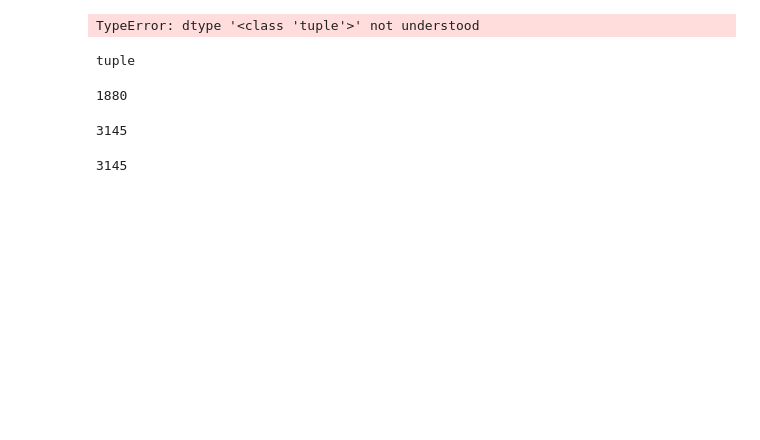
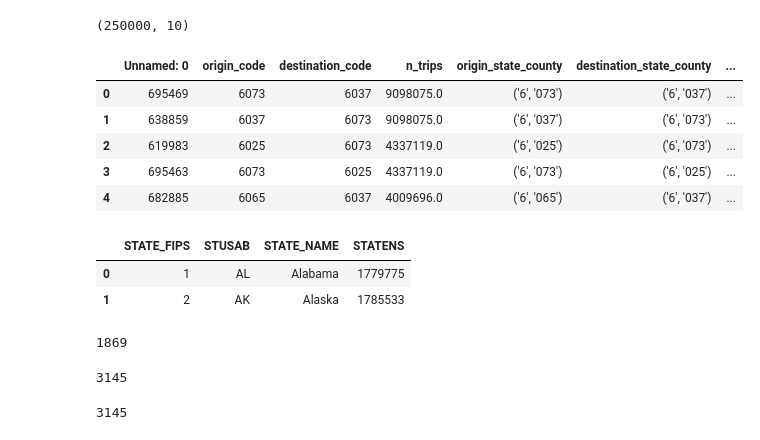
Before and after one commit to taylor-curran/vrb-know, a Jupyter notebook: data/travel_revenue/reformatting_trip_data.ipynb, the cells around one changed output. Cells and saved outputs as stored; diff of their text form; code cells hidden in the pictures; blank space fills up the shorter version.

Commit message:
Destination data prepped for master row

```diff
--- a/data/travel_revenue/reformatting_trip_data.ipynb
+++ b/data/travel_revenue/reformatting_trip_data.ipynb
@@ -1,22 +1,30 @@
 # %%
 import pandas as pd
+import numpy as np
 
-trips = pd.read_csv('most_popular_trips.csv',
-                    dtype={'origin_state_county': tuple,
-                          'destination_state_county': tuple})
+trips = pd.read_csv('most_popular_trips.csv')
 print(trips.shape)
 trips.head()
 # %% [output]
-TypeError: dtype '<class 'tuple'>' not understood
+(250000, 10)
+|  | Unnamed: 0 | origin_code | destination_code | n_trips | origin_state_county | destination_state_county | ... |
+| 0 | 695469 | 6073 | 6037 | 9098075.0 | ('6', '073') | ('6', '037') | ... |
+| 1 | 638859 | 6037 | 6073 | 9098075.0 | ('6', '037') | ('6', '073') | ... |
+| 2 | 619983 | 6025 | 6073 | 4337119.0 | ('6', '025') | ('6', '073') | ... |
+| 3 | 695463 | 6073 | 6025 | 4337119.0 | ('6', '073') | ('6', '025') | ... |
+| 4 | 682885 | 6065 | 6037 | 4009696.0 | ('6', '065') | ('6', '037') | ... |
-# %%
-type((3, 4))
-# %% [output]
-tuple
+# %%
+state_fips = pd.read_csv('StatesFIPSCodes.csv')
+state_fips.head(2)
+# %% [output]
+|  | STATE_FIPS | STUSAB | STATE_NAME | STATENS |
+| 0 | 1 | AL | Alabama | 1779775 |
+| 1 | 2 | AK | Alaska | 1785533 |
 # %%
 # Are there any counties of same name but different state?
 trips['destination'].nunique()
 # %% [output]
-1880
+1869
 # %%
 trips['destination_code'].nunique()
 # %% [output]
```
Also changed, not shown: parts of 19 cells of this notebook, 7 other files.
